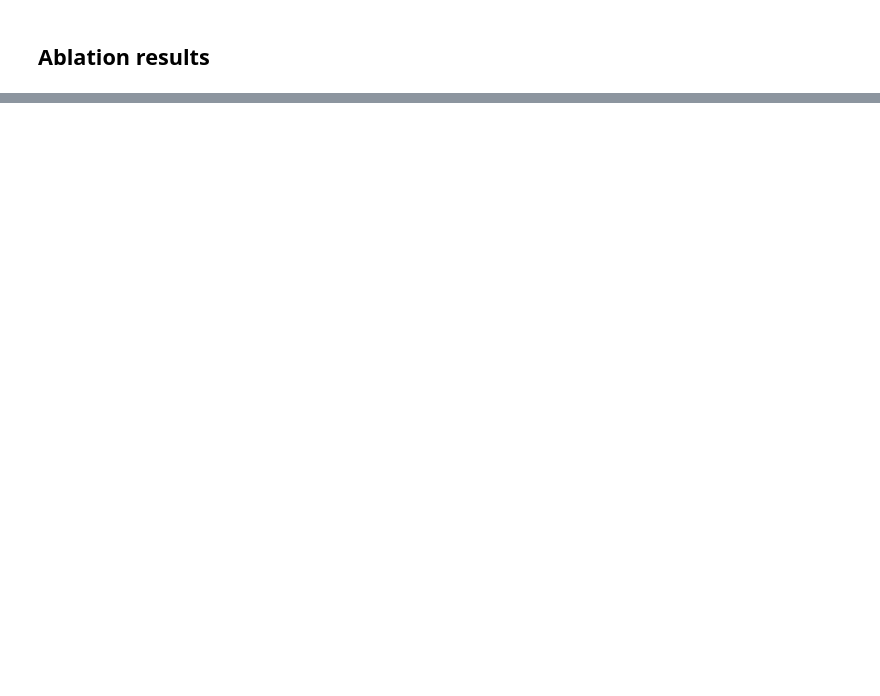
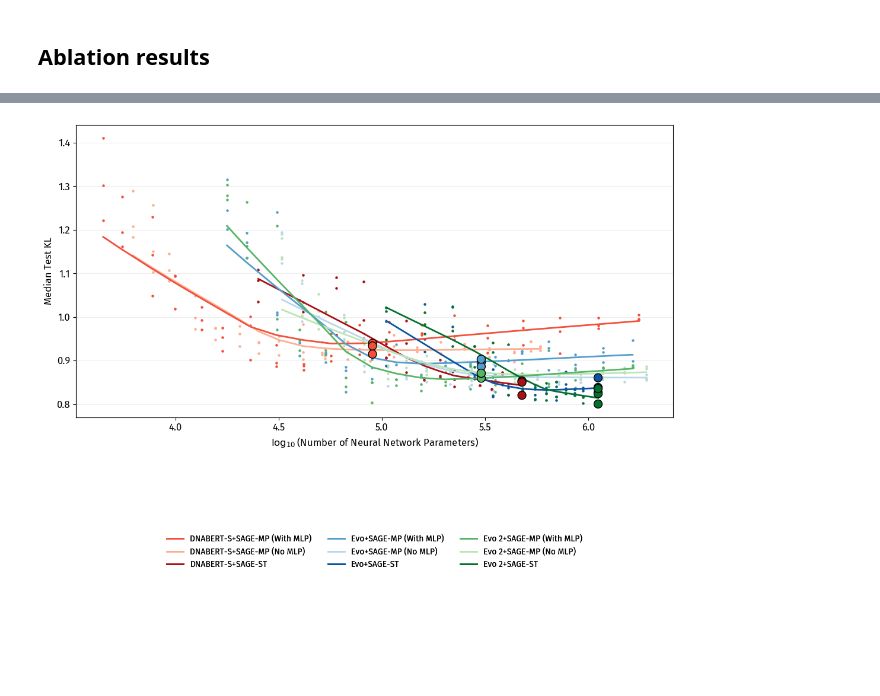
Before and after one commit to gibsonlab/microbe_embeddings_mpa, a Jupyter notebook: scripts/human_microbiome_compendium/4_evaluate-extended.ipynb, the cells around one changed output, grey strips where cells are left out. Cells and saved outputs as stored; diff of their text form; code cells hidden in the pictures; blank space fills up the shorter version.

```diff
--- a/scripts/human_microbiome_compendium/4_evaluate-extended.ipynb
+++ b/scripts/human_microbiome_compendium/4_evaluate-extended.ipynb
@@ -2665,7 +3659,7 @@ def render_empirical_scaling(full_df, ax, colors, linestyles, embedding_names, a
             label=f'{embedding_name}: {model_type}',
             # logx=True,
             lowess=True,
-            marker='x',
+            marker='.',
             scatter_kws={'s': 20, 'alpha': 1.0},
             line_kws={'lw': 2, 'linestyle': linestyles[model_type]},
         )
@@ -2676,23 +3670,20 @@ def render_empirical_scaling(full_df, ax, colors, linestyles, embedding_names, a
 
 
 width = 13
-height = 6
+height = 12
 
 fig = plt.figure(figsize=(width, height))
 gs = GridSpec(2, 2, figure=fig, height_ratios=[2, 1], wspace=0.2, hspace=0.5)
 
-ax1 = fig.add_subplot(gs[0, 0])
-ax2 = fig.add_subplot(gs[0, 1])
-ax2.sharey(ax1)
+ax1 = fig.add_subplot(gs[0, :])
+# ax2 = fig.add_subplot(gs[0, 1])
+# ax2.sharey(ax1)
 
-reds = sb.color_palette('Reds', n_colors=3)
-blues = sb.color_palette('Blues', n_colors=3)
-greens = sb.color_palette('Greens', n_colors=3)
 embedding_names = {'dnabert-s': 'DNABERT-S', 'evo-1-8k-base_hyena5': 'Evo', 'evo2_7b_hyena10': 'Evo 2'}
 regplot_colors = {
-    'dnabert-s': { 'SAGE-MP (No MLP)': reds[-2], 'SAGE-MP (With MLP)': reds[-1], 'SAGE-ST': 'pink'},
-    'evo-1-8k-base_hyena5': { 'SAGE-MP (No MLP)': blues[-2], 'SAGE-MP (With MLP)': blues[-1], 'SAGE-ST': 'cyan'},
-    'evo2_7b_hyena10': { 'SAGE-MP (No MLP)': greens[-2], 'SAGE-MP (With MLP)': greens[-1], 'SAGE-ST': 'lime'},
+    'dnabert-s': { 'SAGE-MP (No MLP)': sb.color_palette('Reds', n_colors=6)[1], 'SAGE-MP (With MLP)': sb.color_palette('Reds', n_colors=6)[3], 'SAGE-ST': sb.color_palette('Reds', n_colors=6)[-1]},
+    'evo-1-8k-base_hyena5': { 'SAGE-MP (No MLP)': sb.color_palette('Blues', n_colors=6)[1], 'SAGE-MP (With MLP)': sb.color_palette('Blues', n_colors=6)[3], 'SAGE-ST': sb.color_palette('Blues', n_colors=6)[-1]},
+    'evo2_7b_hyena10': { 'SAGE-MP (No MLP)': sb.color_palette('Greens', n_colors=6)[1], 'SAGE-MP (With MLP)': sb.color_palette('Greens', n_colors=6)[3], 'SAGE-ST': sb.color_palette('Greens', n_colors=6)[-1]},
 }
 regplot_linestyles = {
     'SAGE-MP (No MLP)': '-',
@@ -2701,52 +3692,55 @@ regplot_linestyles = {
 }
 
 
-render_empirical_scaling(
-    scaling_est_df.loc[scaling_est_df['NumParameters'] <= 1e6],
-    # scaling_est_df,
-    ax1, regplot_colors, regplot_linestyles, embedding_names,
-    agg_type='median'
-)
 
-render_empirical_scaling(
-    scaling_est_df.loc[scaling_est_df['NumParameters'] <= 1e6],
-    # scaling_est_df,
-    ax2, regplot_colors, regplot_linestyles, embedding_names,
-    agg_type='mean'
-)
+
+
 
 """ highlight the models from the paper """
 scatter_palette = {
     'dnabert-s__epc_pool_scaling64': regplot_colors['dnabert-s']['SAGE-MP (With MLP)'],
     'evo-1-8k-base_hyena5__epc_pool_scaling64': regplot_colors['evo-1-8k-base_hyena5']['SAGE-MP (With MLP)'],
     'evo2_7b_hyena10__epc_pool_scaling64': regplot_colors['evo2_7b_hyena10']['SAGE-MP (With MLP)'],
-    'dnabert-s__set_transformer_d56': regplot_colors['dnabert-s']['SAGE-ST'],
-    'evo-1-8k-base_hyena5__set_transformer_d56': regplot_colors['evo-1-8k-base_hyena5']['SAGE-ST'],
-    'evo2_7b_hyena10__set_transformer_d56': regplot_colors['evo2_7b_hyena10']['SAGE-ST'],
+    'dnabert-s__set_transformer_d64': regplot_colors['dnabert-s']['SAGE-ST'],
+    'evo-1-8k-base_hyena5__set_transformer_d64': regplot_colors['evo-1-8k-base_hyena5']['SAGE-ST'],
+    'evo2_7b_hyena10__set_transformer_d64': regplot_colors['evo2_7b_hyena10']['SAGE-ST'],
 }
 
 ###### means
+# render_empirical_scaling(
+#     scaling_est_df.loc[scaling_est_df['NumParameters'] <= 2e6],
+#     # scaling_est_df,
+#     ax2, regplot_colors, regplot_linestyles, embedding_names,
+#     agg_type='mean'
+# )
+
+# single_point_agg = scaling_est_df.loc[
+#     scaling_est_df['Method'].str.endswith('epc_pool_scaling64') |
+#     scaling_est_df['Method'].str.endswith('set_transformer_d64')
+# ].groupby("Method")[['KL_err', 'NumParameters', 'Embedding']].agg(
+#     {'KL_err': 'mean', 'NumParameters': 'first', 'Embedding': 'first'}
+# )
+# single_point_agg['NumParameters_log'] = np.log10(single_point_agg['NumParameters'])
+# display(single_point_agg)
+
+# sb.scatterplot(
+#     single_point_agg,
+#     x='NumParameters_log', y='KL_err',
+#     s=100, lw=1, edgecolor='black', hue='Method', palette=scatter_palette,
+#     zorder=3, ax=ax2, legend=False
+# )
+
+###### medians
+render_empirical_scaling(
+    scaling_est_df.loc[scaling_est_df['NumParameters'] <= 2e6],
+    # scaling_est_df,
+    ax1, regplot_colors, regplot_linestyles, embedding_names,
+    agg_type='median'
+)
 single_point_agg = scaling_est_df.loc[
     scaling_est_df['Method'].str.endswith('epc_pool_scaling64') |
     scaling_est_df['Method'].str.endswith('set_transformer_d64')
-].groupby("Method")[['KL_err', 'NumParameters', 'Embedding']].agg(
-    {'KL_err': 'mean', 'NumParameters': 'first', 'Embedding': 'first'}
-)
-single_point_agg['NumParameters_log'] = np.log10(single_point_agg['NumParameters'])
-display(single_point_agg)
-
-sb.scatterplot(
-    single_point_agg,
-    x='NumParameters_log', y='KL_err',
-    s=100, lw=1, edgecolor='black', hue='Method', palette=scatter_palette,
-    zorder=3, ax=ax2, legend=False
-)
-
-###### medians
-single_point_agg = scaling_est_df.loc[
-    scaling_est_df['Method'].str.endswith('epc_pool_scaling64') |
-    scaling_est_df['Method'].str.endswith('set_transformer_d64')
-].groupby("Method")[['KL_err', 'NumParameters', 'Embedding']].agg(
+].groupby(["Method", "Seed"])[['KL_err', 'NumParameters', 'Embedding']].agg(
     {'KL_err': 'median', 'NumParameters': 'first', 'Embedding': 'first'}
 )
 single_point_agg['NumParameters_log'] = np.log10(single_point_agg['NumParameters'])
@@ -2790,30 +3784,32 @@ legend_ax.add_artist(leg)
 #     c = scatter_palette[method_str]
 #     scatter_legend_handles.append(
 #         Line2D([0], [0], marker='o', color='w', markeredgecolor='black', markerfacecolor=c, markersize=10, label="{} + MLP hidden width 32".format(embedding_names[method_str]))
 #     )
 # leg = legend_ax.legend(
 #     handles=scatter_legend_handles, loc="lower left",
 #     frameon=False, ncols=1,
 # )
 # for text in leg.get_texts():
 #     text.set_fontproperties(custom_font)
 # legend_ax.add_artist(leg)
 
 legend_ax.get_legend().set_title("", prop=custom_font)
 for text in legend_ax.get_legend().get_texts():
     text.set_fontsize(LEGEND_FONT_SIZE)
     text.set_fontfamily("Fira Sans")
     text.set_fontweight("normal")
 
 
 
 for ax in [ax1, ax2, legend_ax]:
     ax.grid(axis="y", linestyle="-", alpha=0.2)
     for label in ax.get_xticklabels():
         label.set_fontproperties(custom_font)
     for label in ax.get_yticklabels():
         label.set_fontproperties(custom_font)
 
 
 plt.savefig("results/american_gut/empirical_scaling.pdf", bbox_inches='tight', transparent=True)
 plt.savefig("results/american_gut/empirical_scaling.png", dpi=800, bbox_inches='tight', transparent=True)
+# %% [output]
+[figure, added]
```
Also changed, not shown: parts of 41 cells of this notebook, 1 other file.
